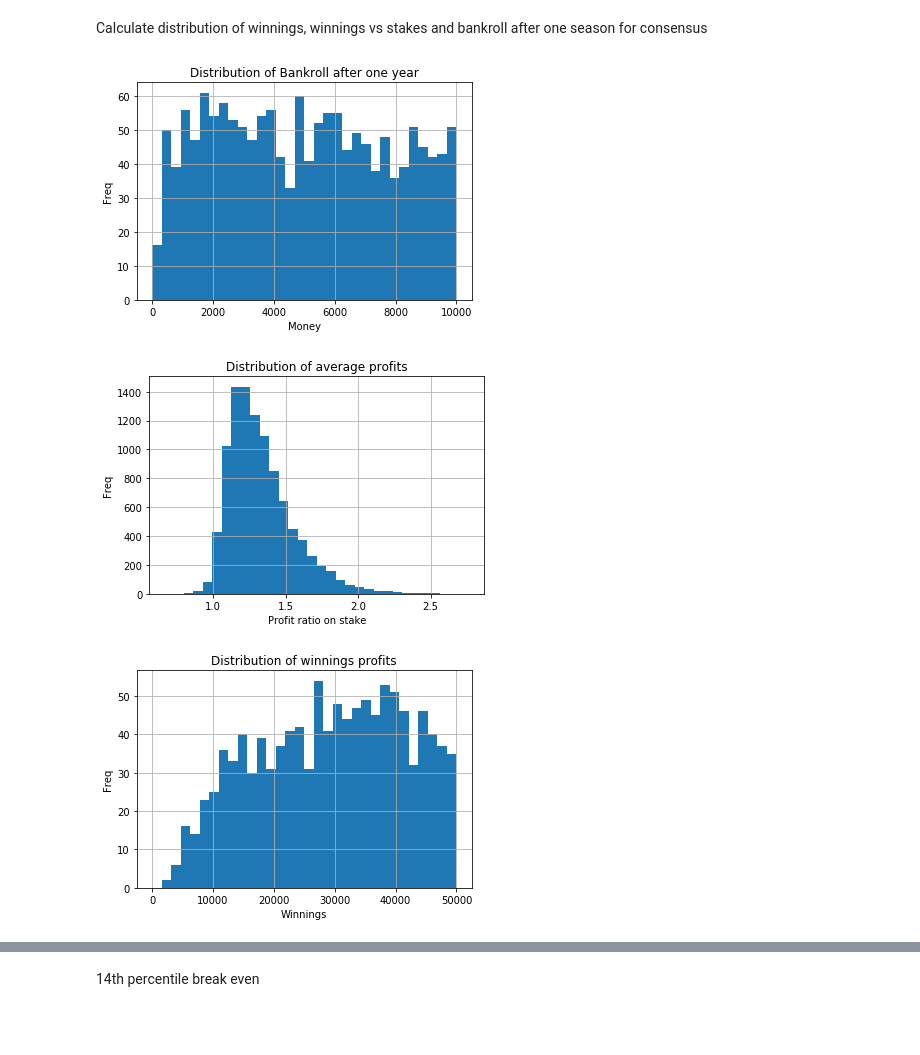
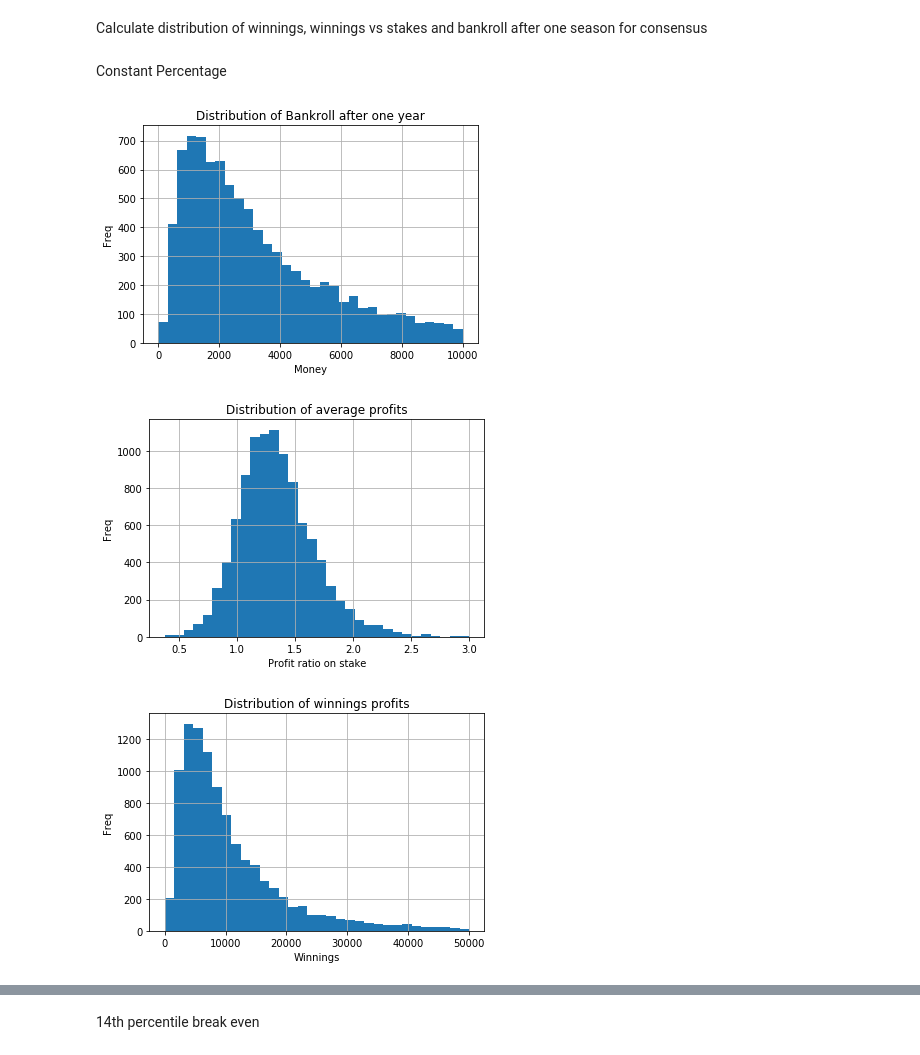
Before and after one commit to greenster3000/fun, a Jupyter notebook: notebooks/lawro_merse_football_predictor.ipynb, the cells around one changed output, grey strips where cells are left out. Cells and saved outputs as stored; diff of their text form; code cells hidden in the pictures; blank space fills up the shorter version.

```diff
--- a/notebooks/lawro_merse_football_predictor.ipynb
+++ b/notebooks/lawro_merse_football_predictor.ipynb
@@ -113,14 +113,16 @@ Counter({'Arsenal': 54,
 Appears to be inordinately the big teams away from home, so most likely our distirbution is better of cutting off this skewed tail
 # %% [markdown]
 Calculate distribution of winnings, winnings vs stakes and bankroll after one season for consensus
+# %% [markdown]
+Constant Percentage
 # %%
 starting_money = 1000
-drawing_chance = 0.416
+drawing_chance = 0.417
 both_predict_draw_chance = 0.089
-length_of_season = 38 * 4
+length_of_season = 38
 matches_in_round = 10
 winning_odds_mean = 3.55 * 0.99
-winning_odds_sdev = 0.14
+winning_odds_sdev = 0.25
 percent_of_money_to_spend = 0.1
 season_end_money = []
 percentages = []
@@ -145,6 +147,8 @@ def sim_one_season():
             matches_this_week = np.random.binomial(matches_in_round, both_predict_draw_chance)
 
             if matches_this_week > 0:
+                draw_winnings_ratio = np.random.normal(winning_odds_mean, winning_odds_sdev)
+#                 kelly = ((drawing_chance * draw_winnings_ratio) - 1) / (draw_winnings_ratio - 1)
                 money_staked = round(matches_this_week * money * percent_of_money_to_spend, 2)
                 money -= money_staked
                 overall_stake_in_season += money_staked
@@ -163,33 +167,33 @@ def sim_one_season():
 
         season_end_money.append(money)
         percentages.append(overall_winnings_in_season/overall_stake_in_season)
         winnings.append(overall_winnings_in_season)
         roi.append(overall_winnings_in_season/overall_stake_in_season)
 sim_one_season()
 
 pd.Series(season_end_money).hist(bins=32, range=(0,10000))
 plt.title("Distribution of Bankroll after one year")
 plt.xlabel("Money")
 plt.ylabel("Freq")
 
 plt.show()
 
 pd.Series(percentages).hist(bins=32)
 plt.title("Distribution of average profits")
 plt.xlabel("Profit ratio on stake")
 plt.ylabel("Freq")
 
 plt.show()
 
 pd.Series(winnings).hist(bins=32, range=(0,50000))
 plt.title("Distribution of winnings profits")
 plt.xlabel("Winnings")
 plt.ylabel("Freq")
 
 plt.show()
 
 # pd.Series(number_of_seasons).mean()
 # %% [output]
-[figure, old version]
+[figure, new version]
-[figure, old version]
+[figure, new version]
-[figure, old version]
+[figure, new version]
```
Also changed, not shown: parts of 12 cells of this notebook, 6 other files.
